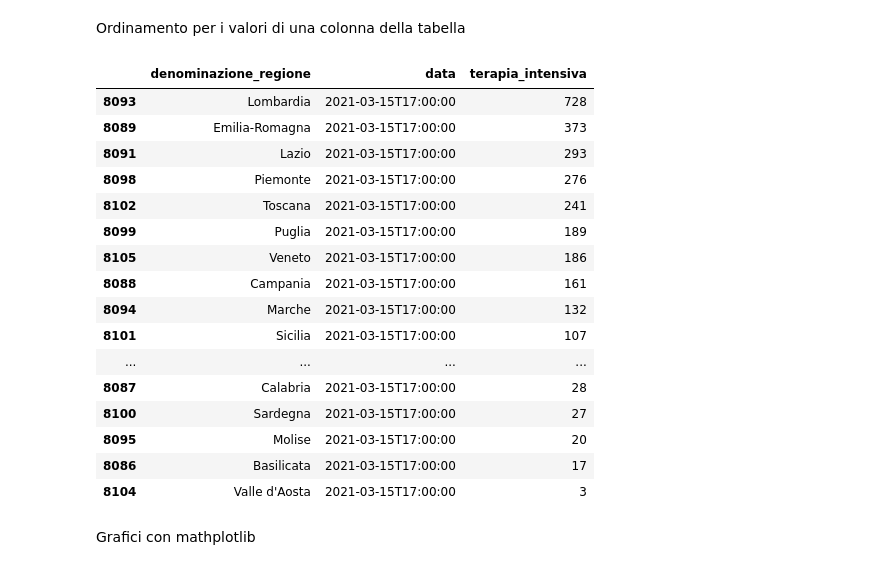
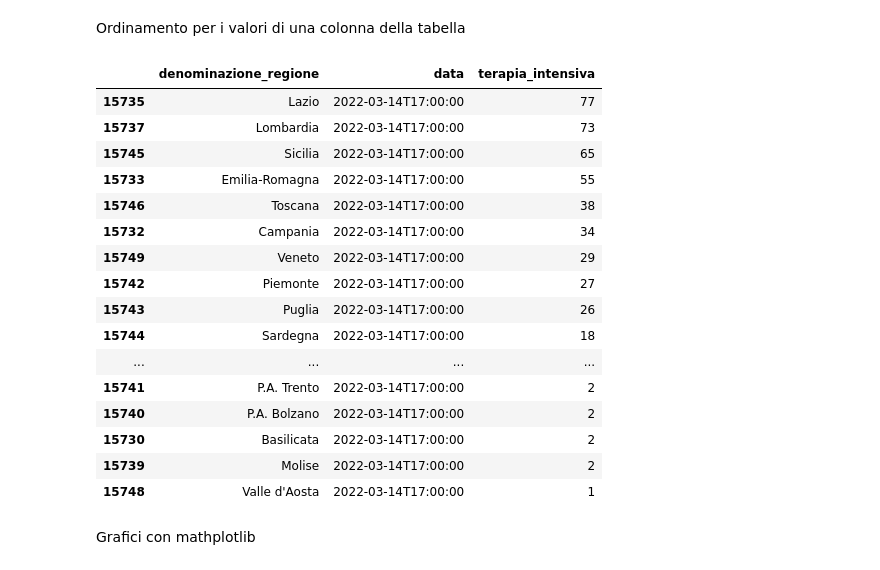
Before and after one commit to lucalista/analisi-dati-2022, a Jupyter notebook: 02.01.00__Pandas_introduzione.ipynb, the cells around one changed output. Drawn from its saved outputs; the diff is of its cells as text; code cells hidden in the pictures.

```diff
--- a/02.01.00__Pandas_introduzione.ipynb
+++ b/02.01.00__Pandas_introduzione.ipynb
@@ -238,25 +238,25 @@ df.loc[df['denominazione_regione']=='Campania'].describe()
 # %% [markdown]
 Ordinamento per i valori di una colonna della tabella
 # %%
-df1.loc[df1['data']=='2021-03-15T17:00:00'].sort_values('terapia_intensiva',ascending=False)
+df1.loc[df1['data']=='2022-03-14T17:00:00'].sort_values('terapia_intensiva',ascending=False)
 # %% [output]
 |  | denominazione_regione | data | terapia_intensiva |
-| 8093 | Lombardia | 2021-03-15T17:00:00 | 728 |
-| 8089 | Emilia-Romagna | 2021-03-15T17:00:00 | 373 |
-| 8091 | Lazio | 2021-03-15T17:00:00 | 293 |
-| 8098 | Piemonte | 2021-03-15T17:00:00 | 276 |
-| 8102 | Toscana | 2021-03-15T17:00:00 | 241 |
-| 8099 | Puglia | 2021-03-15T17:00:00 | 189 |
-| 8105 | Veneto | 2021-03-15T17:00:00 | 186 |
-| 8088 | Campania | 2021-03-15T17:00:00 | 161 |
-| 8094 | Marche | 2021-03-15T17:00:00 | 132 |
-| 8101 | Sicilia | 2021-03-15T17:00:00 | 107 |
+| 15735 | Lazio | 2022-03-14T17:00:00 | 77 |
+| 15737 | Lombardia | 2022-03-14T17:00:00 | 73 |
+| 15745 | Sicilia | 2022-03-14T17:00:00 | 65 |
+| 15733 | Emilia-Romagna | 2022-03-14T17:00:00 | 55 |
+| 15746 | Toscana | 2022-03-14T17:00:00 | 38 |
+| 15732 | Campania | 2022-03-14T17:00:00 | 34 |
+| 15749 | Veneto | 2022-03-14T17:00:00 | 29 |
+| 15742 | Piemonte | 2022-03-14T17:00:00 | 27 |
+| 15743 | Puglia | 2022-03-14T17:00:00 | 26 |
+| 15744 | Sardegna | 2022-03-14T17:00:00 | 18 |
 | ... | ... | ... | ... |
-| 8087 | Calabria | 2021-03-15T17:00:00 | 28 |
-| 8100 | Sardegna | 2021-03-15T17:00:00 | 27 |
-| 8095 | Molise | 2021-03-15T17:00:00 | 20 |
-| 8086 | Basilicata | 2021-03-15T17:00:00 | 17 |
-| 8104 | Valle d'Aosta | 2021-03-15T17:00:00 | 3 |
+| 15741 | P.A. Trento | 2022-03-14T17:00:00 | 2 |
+| 15740 | P.A. Bolzano | 2022-03-14T17:00:00 | 2 |
+| 15730 | Basilicata | 2022-03-14T17:00:00 | 2 |
+| 15739 | Molise | 2022-03-14T17:00:00 | 2 |
+| 15748 | Valle d'Aosta | 2022-03-14T17:00:00 | 1 |
 # %% [markdown]
 Grafici con mathplotlib
 # %%
```
Also changed, not shown: parts of 17 cells of this notebook.
